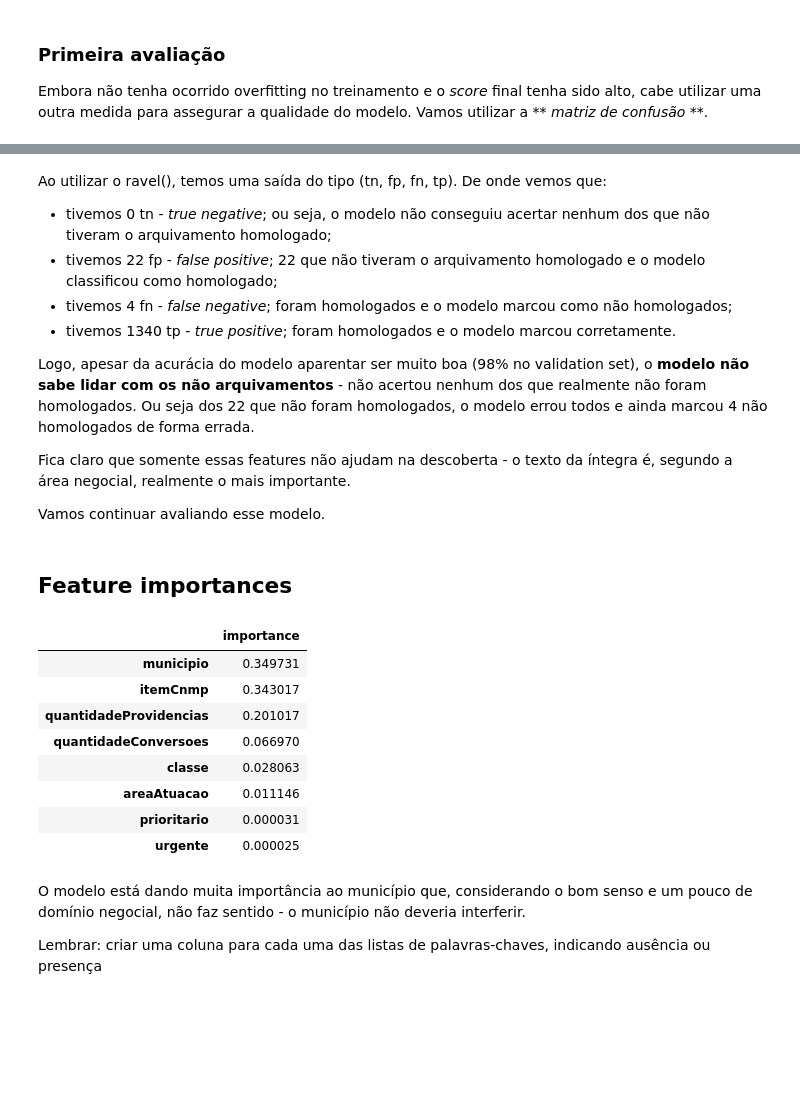
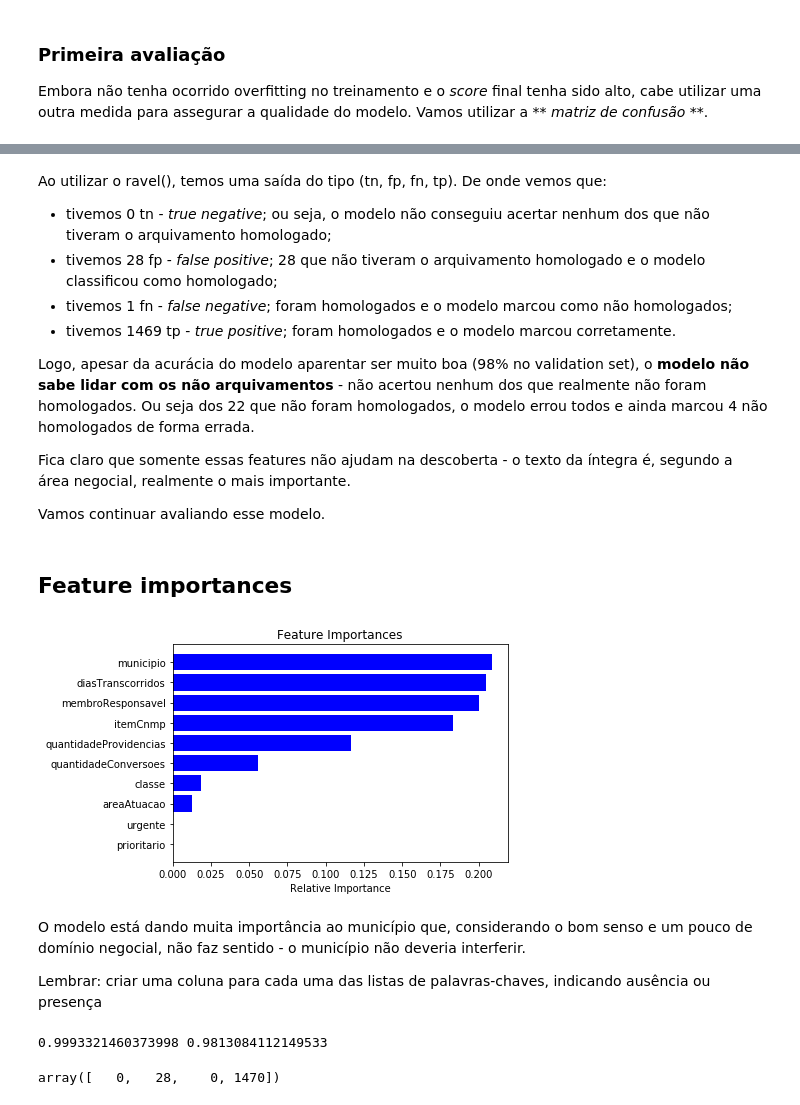
Before and after one commit to andrethiago/ml-colegiado-mpf, a Jupyter notebook: notebooks/1ACAM-rf-metadados.ipynb, the cells around one changed output, grey strips where cells are left out. Cells and saved outputs as stored; diff of their text form; code cells hidden in the pictures; blank space fills up the shorter version.

Commit message:
Avançando no treino do modelo.

```diff
--- a/notebooks/1ACAM-rf-metadados.ipynb
+++ b/notebooks/1ACAM-rf-metadados.ipynb
@@ -99,2 +109,11 @@ Conforme podemos ver acima, as classes desse problema são altamente desbalancea
 
 Isso, muito provavelmente, causará problemas no treino do modelo. Mas, inicialmente, vamos ignorar isso e seguir com o nosso treino.
+# %%
+# conversão para datas
+df_work['dataAutuacao'] = pd.to_datetime(df_work['dataAutuacao'],infer_datetime_format=True)
+df_work['dataEntrada'] = pd.to_datetime(df_work['dataEntrada'],infer_datetime_format=True)
+# %%
+# vamos criar uma variável derivada, representando a quantidade de dias desde a autuação até a entrada
+df_work['diasTranscorridos'] = 0
+for index in range(len(df_work)):
+    df_work.loc[index, 'diasTranscorridos'] =  (df_work.loc[index, 'dataEntrada'] - df_work.loc[index, 'dataAutuacao']).days
@@ -170,9 +202,9 @@ Ao utilizar o ravel(), temos uma saída do tipo (tn, fp, fn, tp). De onde vemos
 
 
 - tivemos 0 tn - *true negative*; ou seja, o modelo não conseguiu acertar nenhum dos que não tiveram o arquivamento homologado;
-- tivemos 22 fp - *false positive*; 22 que não tiveram o arquivamento homologado e o modelo classificou como homologado;
-- tivemos 4 fn - *false negative*; foram homologados e o modelo marcou como não homologados;
-- tivemos 1340 tp - *true positive*; foram homologados e o modelo marcou corretamente.
+- tivemos 28 fp - *false positive*; 28 que não tiveram o arquivamento homologado e o modelo classificou como homologado;
+- tivemos 1 fn - *false negative*; foram homologados e o modelo marcou como não homologados;
+- tivemos 1469 tp - *true positive*; foram homologados e o modelo marcou corretamente.
 
 Logo, apesar da acurácia do modelo aparentar ser muito boa (98% no validation set), o **modelo não sabe lidar com os não arquivamentos** - não acertou nenhum dos que realmente não foram homologados. Ou seja dos 22 que não foram homologados, o modelo errou todos e ainda marcou 4 não homologados de forma errada.
 
@@ -181,23 +213,42 @@ Fica claro que somente essas features não ajudam na descoberta - o texto da ín
 Vamos continuar avaliando esse modelo.
 # %% [markdown]
 ## Feature importances
-# %%
-import matplotlib.pyplot as plt
-
-feature_importances = pd.DataFrame(model.feature_importances_, index = train[features].columns,
-                                   columns=['importance']).sort_values('importance', ascending=False)
-feature_importances
-# %% [output]
-|  | importance |
-| municipio | 0.349731 |
-| itemCnmp | 0.343017 |
-| quantidadeProvidencias | 0.201017 |
-| quantidadeConversoes | 0.066970 |
-| classe | 0.028063 |
-| areaAtuacao | 0.011146 |
-| prioritario | 0.000031 |
-| urgente | 0.000025 |
+# %%
+import matplotlib.pyplot as plt
+
+def plot_fi(feature_importances=model.feature_importances_):
+    feature_importances = model.feature_importances_
+    indices = np.argsort(feature_importances)
+
+    plt.title('Feature Importances')
+    plt.barh(range(len(indices)), feature_importances[indices], color='b', align='center')
+    plt.yticks(range(len(indices)), [features[i] for i in indices])
+    plt.xlabel('Relative Importance')
+    plt.show()
+
+plot_fi(model.feature_importances_)
+# %% [output]
+[figure, added]
 # %% [markdown]
 O modelo está dando muita importância ao município que, considerando o bom senso e um pouco de domínio negocial, não faz sentido - o município não deveria interferir.
 
 Lembrar: criar uma coluna para cada uma das listas de palavras-chaves, indicando ausência ou presença
+# %%
+# Vou retirar as colunas com poucas importância
+removed_columns = ['homologado', 'dataEntrada', 'dataAutuacao', 'urgente', 'prioritario']
+features = [c for c in df_work.columns if c not in removed_columns]
+
+model = RandomForestClassifier()
+
+model.fit(train[features], train['homologado'])
+
+train_preds = model.predict(train[features])
+valid_preds = model.predict(valid[features])
+
+print_score()
+# %% [output]
+0.9993321460373998 0.9813084112149533
+# %%
+confusion_matrix(valid['homologado'], valid_preds).ravel()
+# %% [output]
+array([   0,   28,    0, 1470])
```
Also changed, not shown: parts of 36 cells of this notebook, 4 other files.
